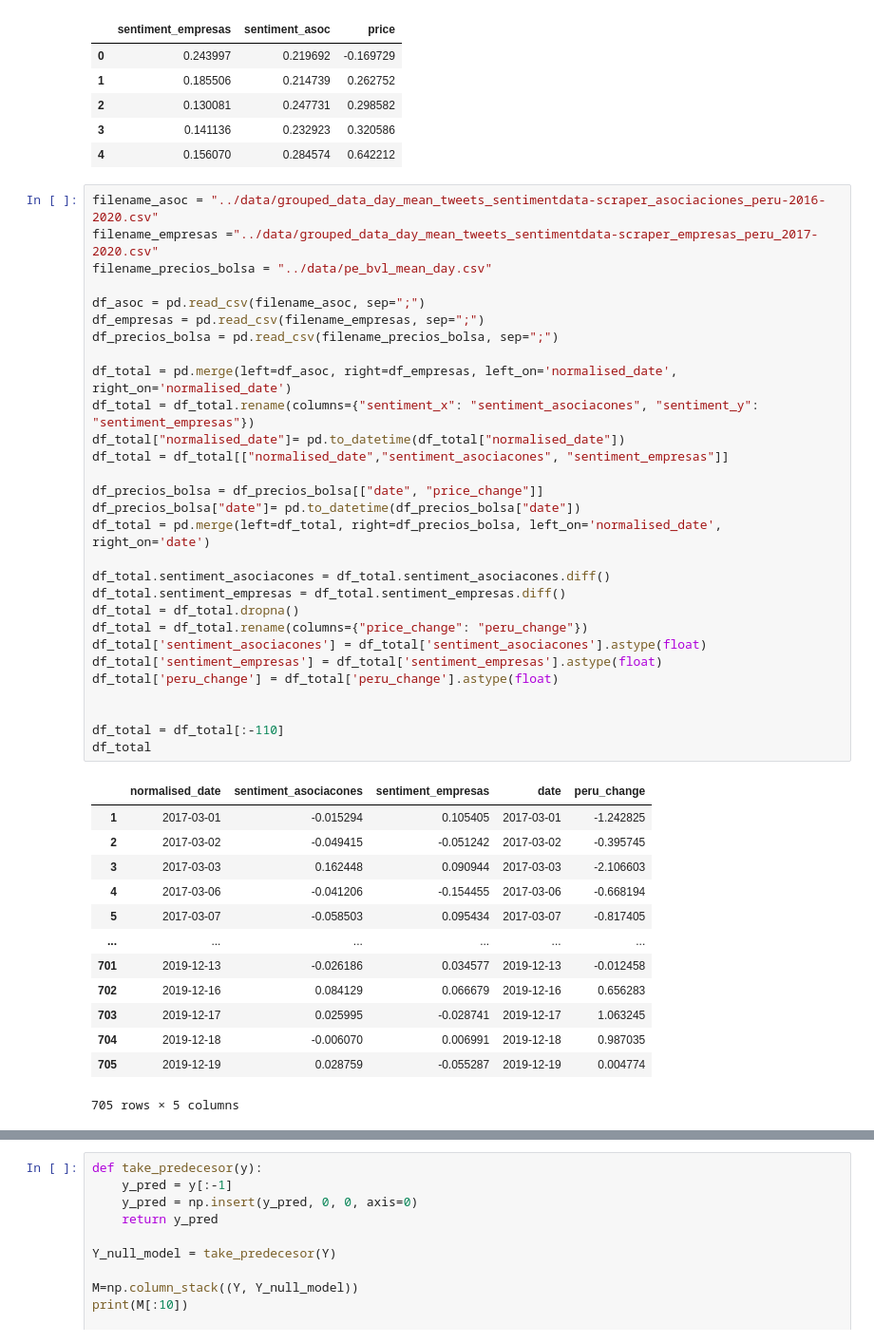
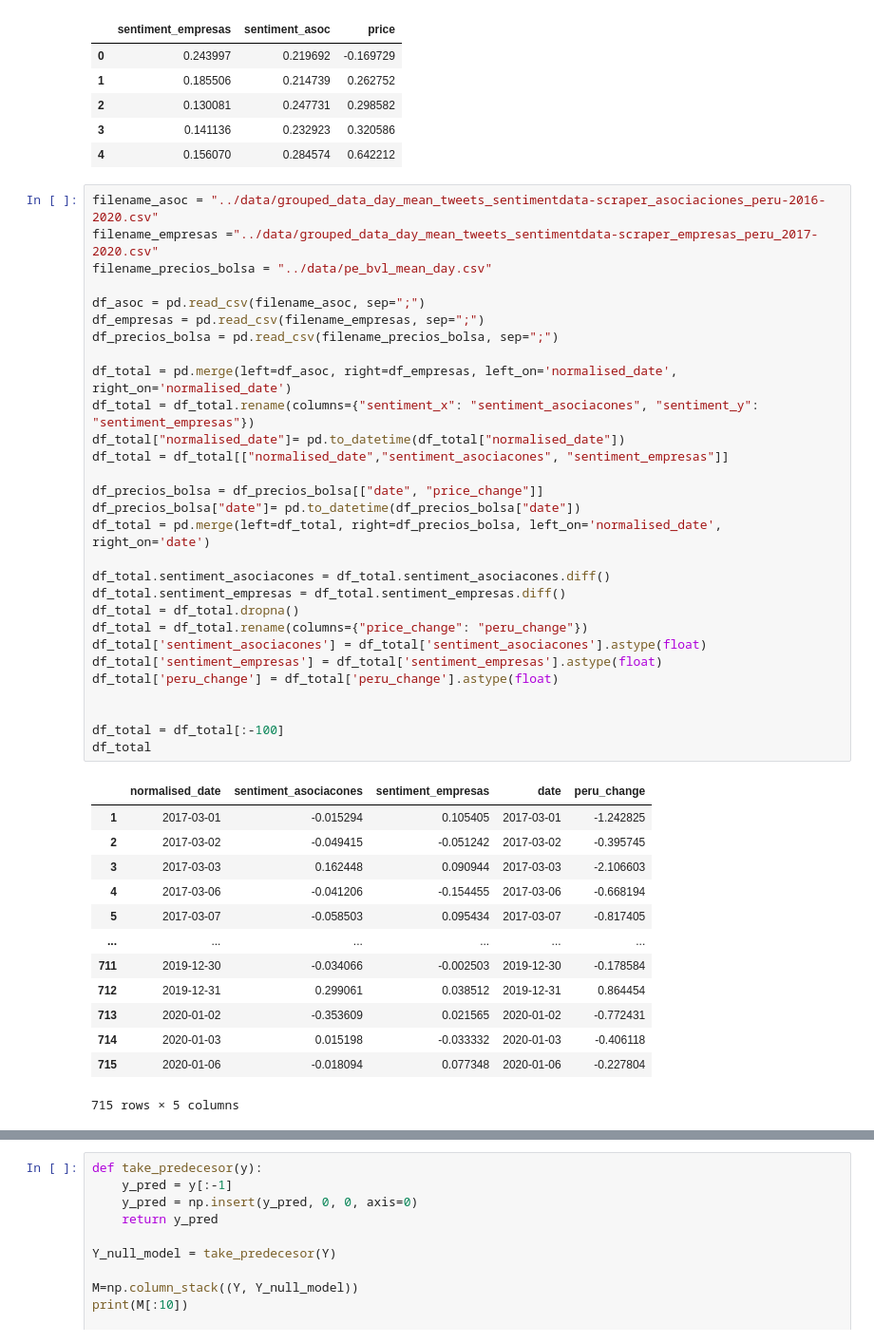
Before and after one commit to news-scrapers/twitter-data-scripts-analysis, a Jupyter notebook: neural_network_models/models_regresion_nn_pe.ipynb, the cells around one changed output, grey strips where cells are left out. Shown at 95% size. Cells and saved outputs as stored; diff of their text form.

```diff
--- a/neural_network_models/models_regresion_nn_pe.ipynb
+++ b/neural_network_models/models_regresion_nn_pe.ipynb
@@ -93,40 +93,40 @@ df_asoc = pd.read_csv(filename_asoc, sep=";")
 df_empresas = pd.read_csv(filename_empresas, sep=";")
 df_precios_bolsa = pd.read_csv(filename_precios_bolsa, sep=";")
 
 df_total = pd.merge(left=df_asoc, right=df_empresas, left_on='normalised_date', right_on='normalised_date')
 df_total = df_total.rename(columns={"sentiment_x": "sentiment_asociacones", "sentiment_y": "sentiment_empresas"})
 df_total["normalised_date"]= pd.to_datetime(df_total["normalised_date"])
 df_total = df_total[["normalised_date","sentiment_asociacones", "sentiment_empresas"]]
 
 df_precios_bolsa = df_precios_bolsa[["date", "price_change"]]
 df_precios_bolsa["date"]= pd.to_datetime(df_precios_bolsa["date"])
 df_total = pd.merge(left=df_total, right=df_precios_bolsa, left_on='normalised_date', right_on='date')
 
 df_total.sentiment_asociacones = df_total.sentiment_asociacones.diff()
 df_total.sentiment_empresas = df_total.sentiment_empresas.diff()
 df_total = df_total.dropna()
 df_total = df_total.rename(columns={"price_change": "peru_change"})
 df_total['sentiment_asociacones'] = df_total['sentiment_asociacones'].astype(float)
 df_total['sentiment_empresas'] = df_total['sentiment_empresas'].astype(float)
 df_total['peru_change'] = df_total['peru_change'].astype(float)
 
 
-df_total = df_total[:-110]
+df_total = df_total[:-100]
 df_total
 # %% [output]
 |  | normalised_date | sentiment_asociacones | sentiment_empresas | date | peru_change |
 | 1 | 2017-03-01 | -0.015294 | 0.105405 | 2017-03-01 | -1.242825 |
 | 2 | 2017-03-02 | -0.049415 | -0.051242 | 2017-03-02 | -0.395745 |
 | 3 | 2017-03-03 | 0.162448 | 0.090944 | 2017-03-03 | -2.106603 |
 | 4 | 2017-03-06 | -0.041206 | -0.154455 | 2017-03-06 | -0.668194 |
 | 5 | 2017-03-07 | -0.058503 | 0.095434 | 2017-03-07 | -0.817405 |
 | ... | ... | ... | ... | ... | ... |
-| 701 | 2019-12-13 | -0.026186 | 0.034577 | 2019-12-13 | -0.012458 |
-| 702 | 2019-12-16 | 0.084129 | 0.066679 | 2019-12-16 | 0.656283 |
-| 703 | 2019-12-17 | 0.025995 | -0.028741 | 2019-12-17 | 1.063245 |
-| 704 | 2019-12-18 | -0.006070 | 0.006991 | 2019-12-18 | 0.987035 |
-| 705 | 2019-12-19 | 0.028759 | -0.055287 | 2019-12-19 | 0.004774 |
+| 711 | 2019-12-30 | -0.034066 | -0.002503 | 2019-12-30 | -0.178584 |
+| 712 | 2019-12-31 | 0.299061 | 0.038512 | 2019-12-31 | 0.864454 |
+| 713 | 2020-01-02 | -0.353609 | 0.021565 | 2020-01-02 | -0.772431 |
+| 714 | 2020-01-03 | 0.015198 | -0.033332 | 2020-01-03 | -0.406118 |
+| 715 | 2020-01-06 | -0.018094 | 0.077348 | 2020-01-06 | -0.227804 |
-705 rows × 5 columns
+715 rows × 5 columns
 # %%
 
 
```
Also changed, not shown: parts of 5 cells of this notebook, 15 other files.
